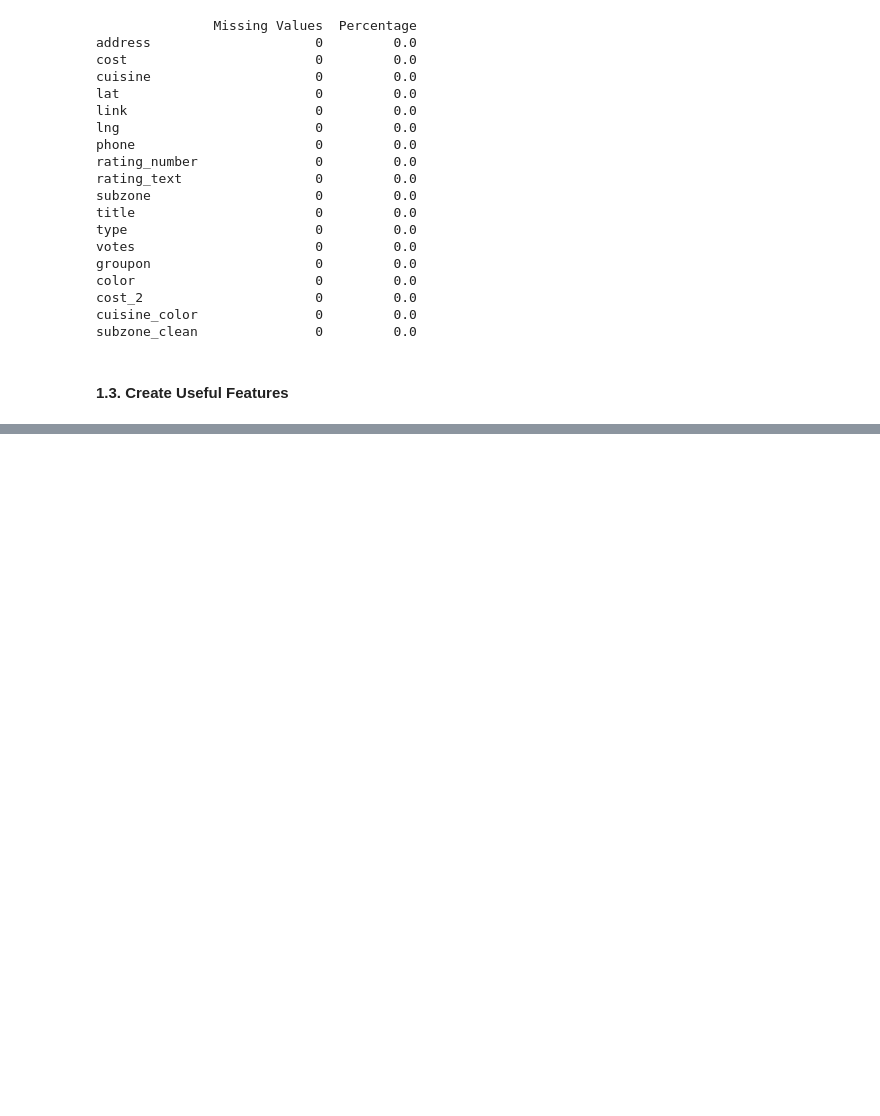
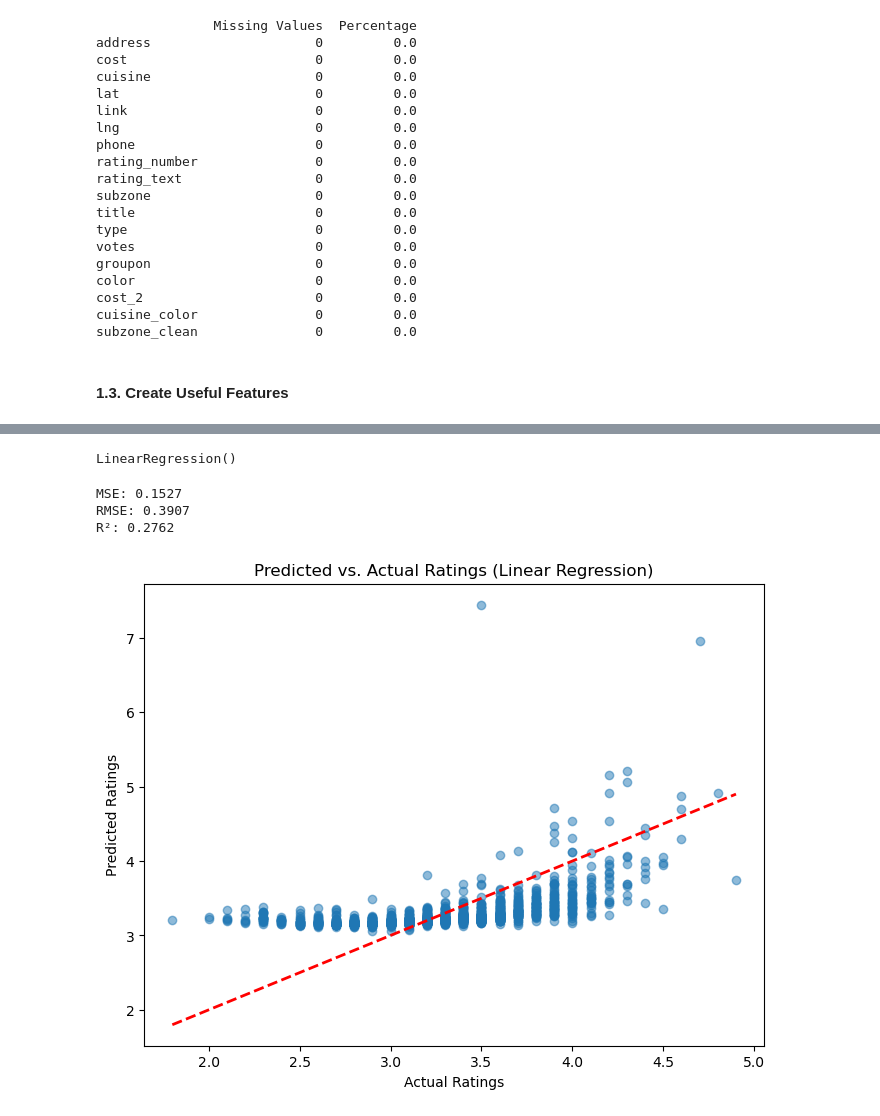
Before and after one commit to nigelcheong/predictive-modelling-and-deployment-assignment, a Jupyter notebook: notebooks/Assignment1_PartB.ipynb, the cells around one changed output, grey strips where cells are left out. Drawn from its saved outputs; the diff is of its cells as text; code cells hidden in the pictures; blank space fills up the shorter version.

Commit message:
Initial linear regression model.

```diff
--- a/notebooks/Assignment1_PartB.ipynb
+++ b/notebooks/Assignment1_PartB.ipynb
@@ -272,0 +316,40 @@ See the caveats in the documentation: https://pandas.pydata.org/pandas-docs/stab
+# %%
+num_features = ['cost', 'lat', 'lng', 'votes', 'cost_2']
+
+X_reg = df_clean[num_features]
+y_reg = df_clean['rating_number']
+# %%
+X_train, X_test, y_train_reg, y_test_reg = train_test_split(X_reg, y_reg, test_size=0.2, random_state=42)
+# %%
+lin_reg = LinearRegression()
+lin_reg.fit(X_train, y_train_reg)
+# %% [output]
+LinearRegression()
+# %%
+# Predictions
+y_pred_reg = lin_reg.predict(X_test)
+# %%
+mse = mean_squared_error(y_test_reg, y_pred_reg)
+rmse = np.sqrt(mse)
+r2 = r2_score(y_test_reg, y_pred_reg)
+
+print(f"MSE: {mse:.4f}")
+print(f"RMSE: {rmse:.4f}")
+print(f"R²: {r2:.4f}")
+# %% [output]
+MSE: 0.1527
+RMSE: 0.3907
+R²: 0.2762
+# %%
+plt.figure(figsize=(8,6))
+plt.scatter(y_test_reg, y_pred_reg, alpha=0.5)
+plt.plot([y_test_reg.min(), y_test_reg.max()],
+         [y_test_reg.min(), y_test_reg.max()],
+         'r--', lw=2)  # 45-degree line
+
+plt.xlabel("Actual Ratings")
+plt.ylabel("Predicted Ratings")
+plt.title("Predicted vs. Actual Ratings (Linear Regression)")
+plt.show()
+# %% [output]
+[figure, added]
```
Also changed, not shown: parts of 5 cells of this notebook.
